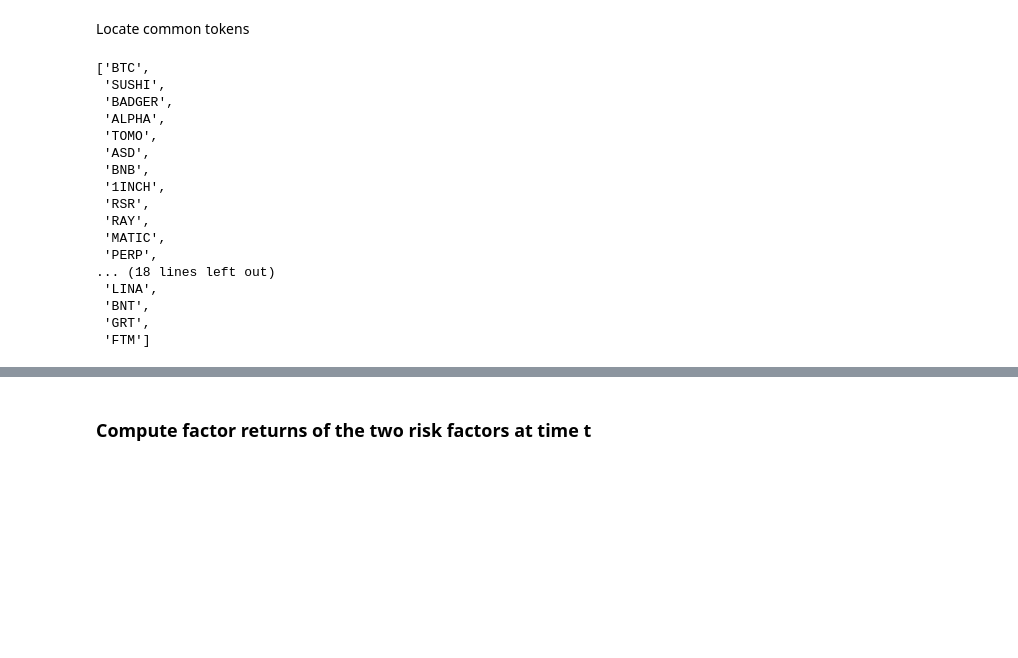
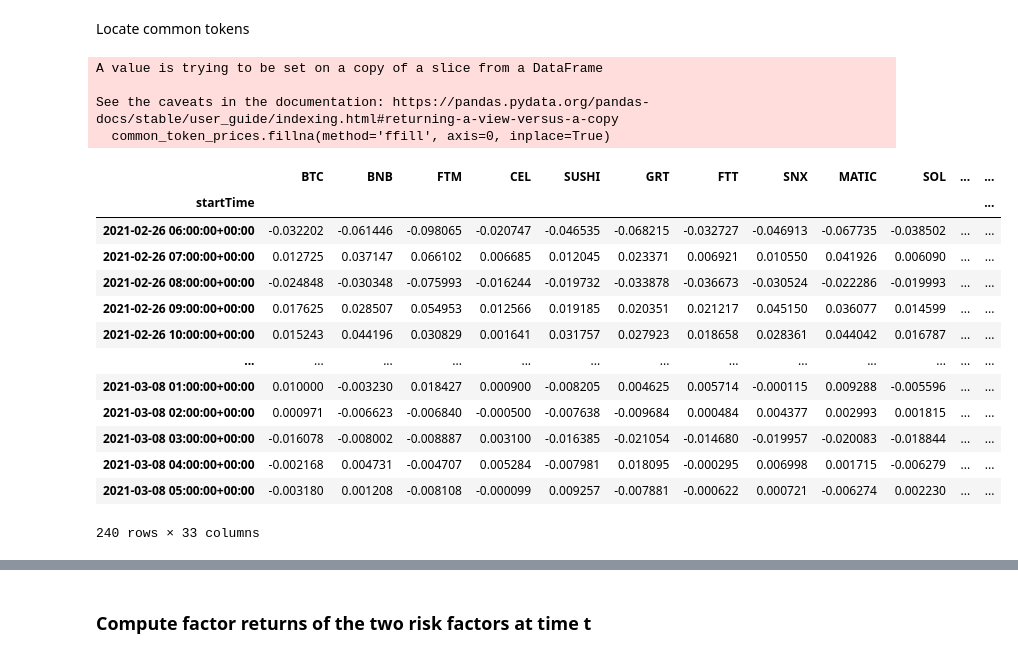
Before and after one commit to Go1vf/Statistical-Arbitrage-Strategy, a Jupyter notebook: main.ipynb, the cells around one changed output, grey strips where cells are left out. Cells and saved outputs as stored; diff of their text form; code cells hidden in the pictures; blank space fills up the shorter version.

```diff
--- a/main.ipynb
+++ b/main.ipynb
@@ -32,22 +34,25 @@ tokens_largest_cap_window = Utility.select_window(tokens_largest_cap, M, start_t
 Locate common tokens
 # %%
 common_tokens = Utility.find_tokens(tokens_largest_cap_window, M)
-common_tokens
+common_tokens_prices = Utility.get_common_token_prices(tokens_price_window, common_tokens)
+hourly_returns = Utility.get_hourly_returns(common_tokens_prices)
+hourly_returns
 # %% [output]
-['BTC',
- 'SUSHI',
- 'BADGER',
- 'ALPHA',
- 'TOMO',
- 'ASD',
- 'BNB',
- '1INCH',
- 'RSR',
- 'RAY',
- 'MATIC',
- 'PERP',
-... (18 lines left out)
- 'LINA',
- 'BNT',
- 'GRT',
- 'FTM']
+A value is trying to be set on a copy of a slice from a DataFrame
+
+See the caveats in the documentation: https://pandas.pydata.org/pandas-docs/stable/user_guide/indexing.html#returning-a-view-versus-a-copy
+  common_token_prices.fillna(method='ffill', axis=0, inplace=True)
+|  | BTC | BNB | FTM | CEL | SUSHI | GRT | FTT | SNX | MATIC | SOL | ... | ... |
+| startTime |  |  |  |  |  |  |  |  |  |  |  | ... |
+| 2021-02-26 06:00:00+00:00 | -0.032202 | -0.061446 | -0.098065 | -0.020747 | -0.046535 | -0.068215 | -0.032727 | -0.046913 | -0.067735 | -0.038502 | ... | ... |
+| 2021-02-26 07:00:00+00:00 | 0.012725 | 0.037147 | 0.066102 | 0.006685 | 0.012045 | 0.023371 | 0.006921 | 0.010550 | 0.041926 | 0.006090 | ... | ... |
+| 2021-02-26 08:00:00+00:00 | -0.024848 | -0.030348 | -0.075993 | -0.016244 | -0.019732 | -0.033878 | -0.036673 | -0.030524 | -0.022286 | -0.019993 | ... | ... |
+| 2021-02-26 09:00:00+00:00 | 0.017625 | 0.028507 | 0.054953 | 0.012566 | 0.019185 | 0.020351 | 0.021217 | 0.045150 | 0.036077 | 0.014599 | ... | ... |
+| 2021-02-26 10:00:00+00:00 | 0.015243 | 0.044196 | 0.030829 | 0.001641 | 0.031757 | 0.027923 | 0.018658 | 0.028361 | 0.044042 | 0.016787 | ... | ... |
+| ... | ... | ... | ... | ... | ... | ... | ... | ... | ... | ... | ... | ... |
+| 2021-03-08 01:00:00+00:00 | 0.010000 | -0.003230 | 0.018427 | 0.000900 | -0.008205 | 0.004625 | 0.005714 | -0.000115 | 0.009288 | -0.005596 | ... | ... |
+| 2021-03-08 02:00:00+00:00 | 0.000971 | -0.006623 | -0.006840 | -0.000500 | -0.007638 | -0.009684 | 0.000484 | 0.004377 | 0.002993 | 0.001815 | ... | ... |
+| 2021-03-08 03:00:00+00:00 | -0.016078 | -0.008002 | -0.008887 | 0.003100 | -0.016385 | -0.021054 | -0.014680 | -0.019957 | -0.020083 | -0.018844 | ... | ... |
+| 2021-03-08 04:00:00+00:00 | -0.002168 | 0.004731 | -0.004707 | 0.005284 | -0.007981 | 0.018095 | -0.000295 | 0.006998 | 0.001715 | -0.006279 | ... | ... |
+| 2021-03-08 05:00:00+00:00 | -0.003180 | 0.001208 | -0.008108 | -0.000099 | 0.009257 | -0.007881 | -0.000622 | 0.000721 | -0.006274 | 0.002230 | ... | ... |
+240 rows × 33 columns
```
Also changed, not shown: parts of 12 cells of this notebook, 4 other files.
